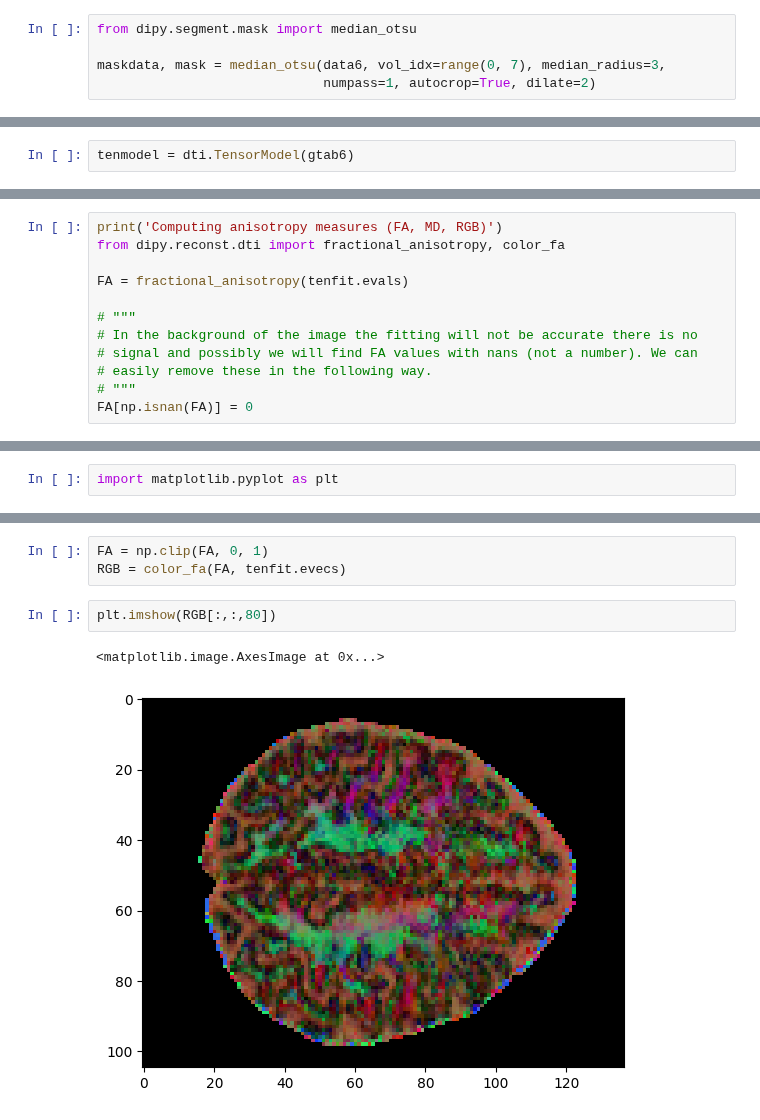
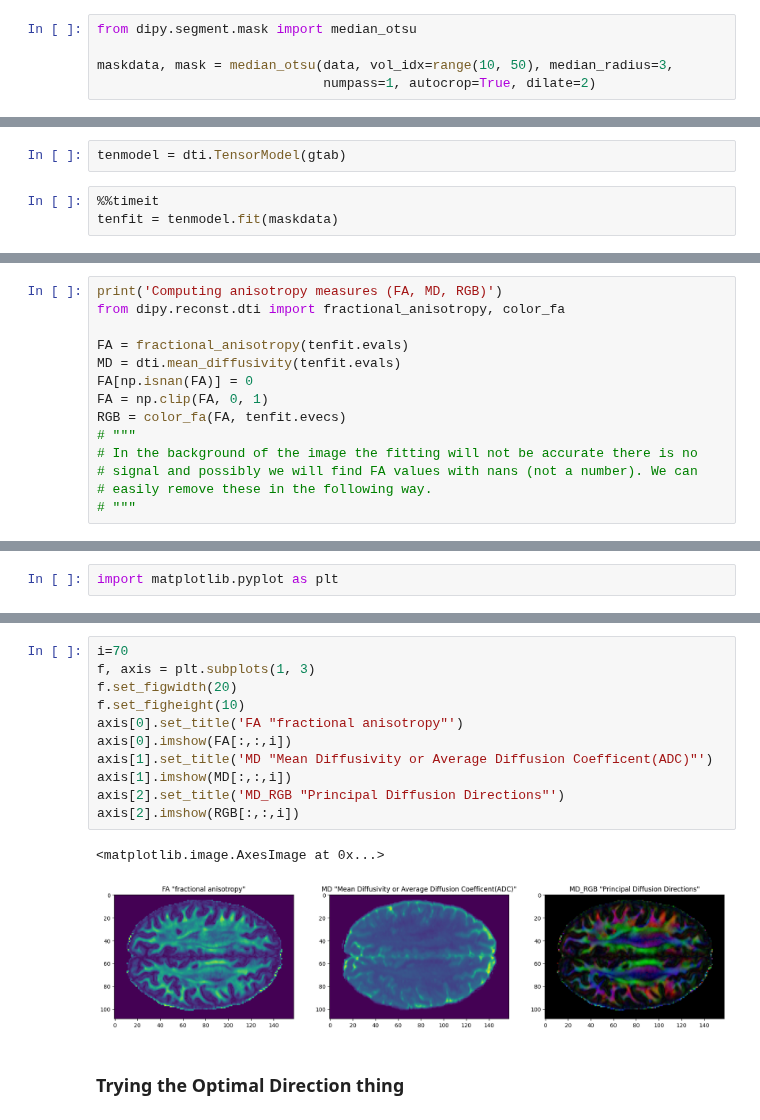
Before and after one commit to arihantjain124/HCP_SR, a Jupyter notebook: DMRI analysis using dipy.ipynb, the cells around one changed output, grey strips where cells are left out. Saved outputs shown, nothing was run; the diff lists cells and outputs as text.

```diff
--- a/DMRI analysis using dipy.ipynb
+++ b/DMRI analysis using dipy.ipynb
@@ -133,7 +112,7 @@ calculating Tensors on the background of the image. This is done using DIPY_'s
 # %%
 from dipy.segment.mask import median_otsu
 
-maskdata, mask = median_otsu(data6, vol_idx=range(0, 7), median_radius=3,
+maskdata, mask = median_otsu(data, vol_idx=range(10, 50), median_radius=3,
                              numpass=1, autocrop=True, dilate=2)
 # %%
 print('maskdata.shape (%d, %d, %d, %d)' % maskdata.shape)
@@ -146,2 +129,5 @@ reconstruction. First, we instantiate the Tensor model in the following way.
 # %%
-tenmodel = dti.TensorModel(gtab6)
+tenmodel = dti.TensorModel(gtab)
+# %%
+%%timeit
+tenfit = tenmodel.fit(maskdata)
@@ -196,13 +196,15 @@ print('Computing anisotropy measures (FA, MD, RGB)')
 from dipy.reconst.dti import fractional_anisotropy, color_fa
 
 FA = fractional_anisotropy(tenfit.evals)
-
+MD = dti.mean_diffusivity(tenfit.evals)
+FA[np.isnan(FA)] = 0
+FA = np.clip(FA, 0, 1)
+RGB = color_fa(FA, tenfit.evecs)
 # """
 # In the background of the image the fitting will not be accurate there is no
 # signal and possibly we will find FA values with nans (not a number). We can
 # easily remove these in the following way.
 # """
-FA[np.isnan(FA)] = 0
 # %% [output]
 Computing anisotropy measures (FA, MD, RGB)
 # %%
@@ -230,8 +216,16 @@ plt.imshow(MD1[:,:,80])
-# %%
-FA = np.clip(FA, 0, 1)
-RGB = color_fa(FA, tenfit.evecs)
-# %%
-plt.imshow(RGB[:,:,80])
-# %% [output]
-<matplotlib.image.AxesImage at 0x...>
-[figure, removed]
+# %%
+i=70
+f, axis = plt.subplots(1, 3)
+f.set_figwidth(20)
+f.set_figheight(10)
+axis[0].set_title('FA "fractional anisotropy"')
+axis[0].imshow(FA[:,:,i])
+axis[1].set_title('MD "Mean Diffusivity or Average Diffusion Coefficent(ADC)"')
+axis[1].imshow(MD[:,:,i])
+axis[2].set_title('MD_RGB "Principal Diffusion Directions"')
+axis[2].imshow(RGB[:,:,i])
+# %% [output]
+<matplotlib.image.AxesImage at 0x...>
+[figure, added]
+# %% [markdown]
+### Trying the Optimal Direction thing
```
Also changed, not shown: parts of 42 cells of this notebook.
